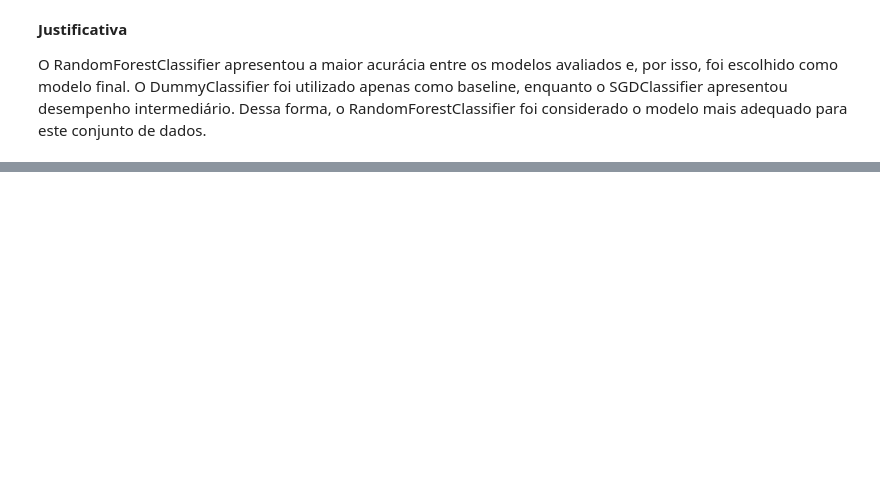
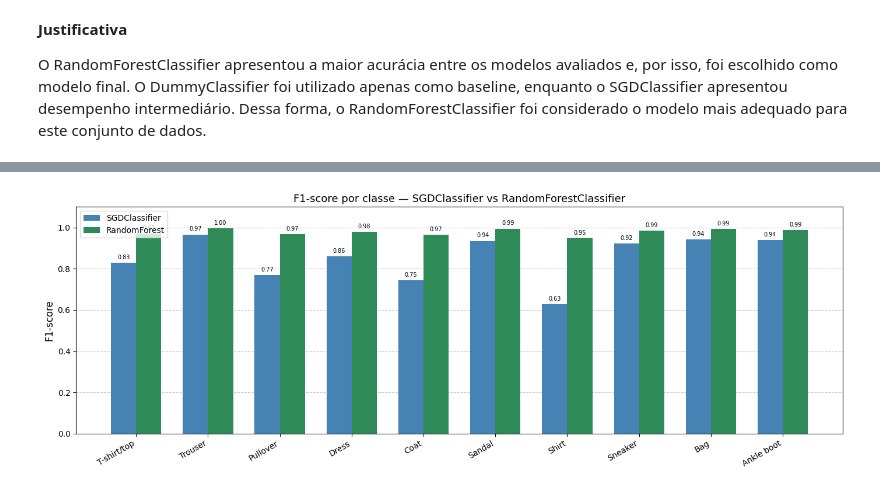
Before and after one commit to KevinTeixeira04/Teste, a Jupyter notebook: fundamentos.ipynb, the cells around one changed output, grey strips where cells are left out. Saved outputs shown, nothing was run; the diff lists cells and outputs as text; code cells hidden in the pictures; blank space fills up the shorter version.

```diff
--- a/fundamentos.ipynb
+++ b/fundamentos.ipynb
@@ -546,0 +619,6 @@ O RandomForestClassifier apresentou a maior acurácia entre os modelos avaliados
+# %%
+nomes_classes = list(labels_names.values())
+
+for nome, (y_pred, _) in list(modelos.items())[1:]:
+    print(f"RELATÓRIO POR CLASSE: {nome}")
+    print(classification_report(y_test, y_pred, target_names=nomes_classes, zero_division=0))
@@ -546,0 +674,33 @@ O RandomForestClassifier apresentou a maior acurácia entre os modelos avaliados
+# %%
+from sklearn.metrics import f1_score as f1_per_class
+
+f1_sgd = f1_score(y_test, y_pred_sgd, average=None, zero_division=0)
+f1_rf  = f1_score(y_test, y_pred_rf,  average=None, zero_division=0)
+
+x = np.arange(len(nomes_classes))
+width = 0.35
+
+fig, ax = plt.subplots(figsize=(14, 5))
+ax.bar(x - width/2, f1_sgd, width, label="SGDClassifier", color="steelblue")
+ax.bar(x + width/2, f1_rf,  width, label="RandomForest",  color="seagreen")
+
+ax.set_xticks(x)
+ax.set_xticklabels(nomes_classes, rotation=30, ha="right", fontsize=10)
+ax.set_ylim(0, 1.1)
+ax.set_ylabel("F1-score", fontsize=12)
+ax.set_title("F1-score por classe — SGDClassifier vs RandomForestClassifier", fontsize=13)
+ax.legend()
+ax.yaxis.grid(True, linestyle="--", alpha=0.7)
+ax.set_axisbelow(True)
+
+for rect in ax.patches:
+    h = rect.get_height()
+    ax.annotate(f"{h:.2f}",
+                xy=(rect.get_x() + rect.get_width() / 2, h),
+                xytext=(0, 3), textcoords="offset points",
+                ha="center", va="bottom", fontsize=7)
+
+plt.tight_layout()
+plt.show()
+# %% [output]
+[figure, added]
```
Also changed, not shown: parts of 18 cells of this notebook.
